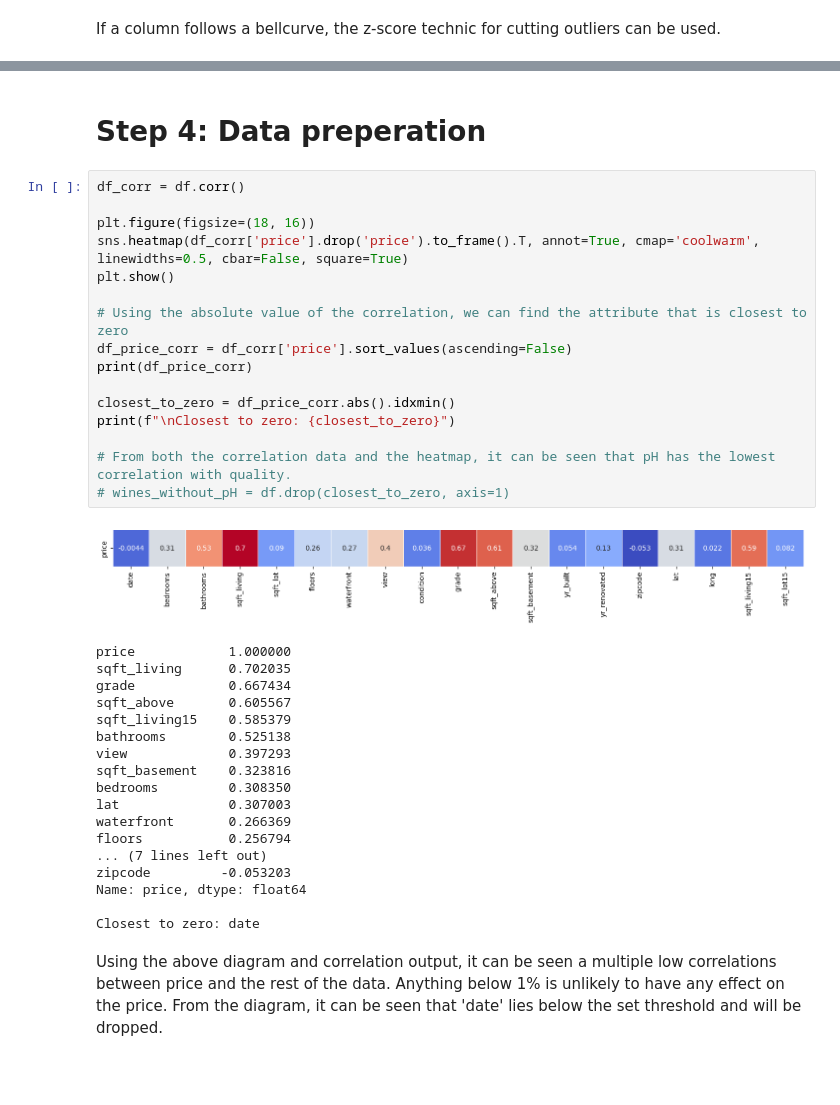
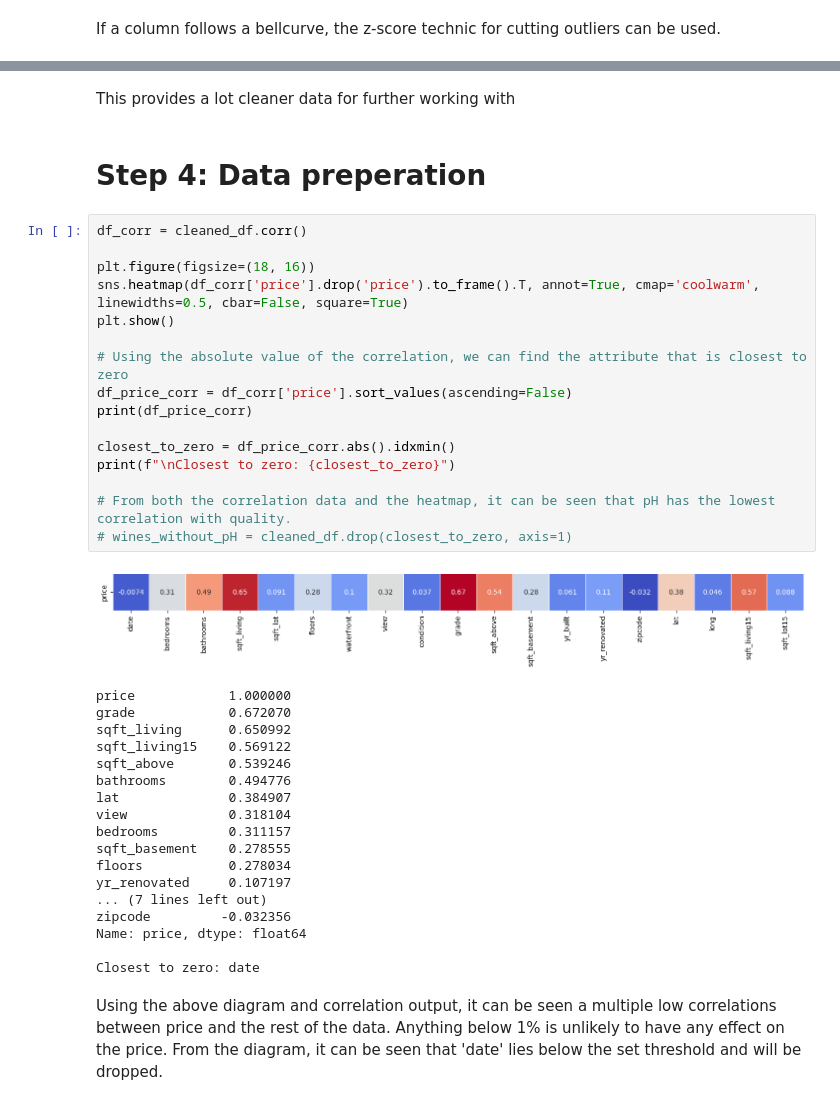
Before and after one commit to Peter537/Dat4-BI-MP3, a Jupyter notebook: house-data.ipynb, the cells around one changed output, grey strips where cells are left out. Cells and saved outputs as stored; diff of their text form; blank space fills up the shorter version.

```diff
--- a/house-data.ipynb
+++ b/house-data.ipynb
@@ -162,37 +161,39 @@ max       47.777600   -121.315000    4042.000000  871200.000000
+# %% [markdown]
+This provides a lot cleaner data for further working with
 # %% [markdown]
 # Step 4: Data preperation
 # %%
-df_corr = df.corr()
+df_corr = cleaned_df.corr()
 
 plt.figure(figsize=(18, 16))
 sns.heatmap(df_corr['price'].drop('price').to_frame().T, annot=True, cmap='coolwarm', linewidths=0.5, cbar=False, square=True)
 plt.show()
 
 # Using the absolute value of the correlation, we can find the attribute that is closest to zero
 df_price_corr = df_corr['price'].sort_values(ascending=False)
 print(df_price_corr)
 
 closest_to_zero = df_price_corr.abs().idxmin()
 print(f"\nClosest to zero: {closest_to_zero}")
 
 # From both the correlation data and the heatmap, it can be seen that pH has the lowest correlation with quality.
-# wines_without_pH = df.drop(closest_to_zero, axis=1)
+# wines_without_pH = cleaned_df.drop(closest_to_zero, axis=1)
 # %% [output]
-[figure, old version]
+[figure, new version]
 price            1.000000
-sqft_living      0.702035
-grade            0.667434
-sqft_above       0.605567
-sqft_living15    0.585379
-bathrooms        0.525138
-view             0.397293
-sqft_basement    0.323816
-bedrooms         0.308350
-lat              0.307003
-waterfront       0.266369
-floors           0.256794
+grade            0.672070
+sqft_living      0.650992
+sqft_living15    0.569122
+sqft_above       0.539246
+bathrooms        0.494776
+lat              0.384907
+view             0.318104
+bedrooms         0.311157
+sqft_basement    0.278555
+floors           0.278034
+yr_renovated     0.107197
 ... (7 lines left out)
-zipcode         -0.053203
+zipcode         -0.032356
 Name: price, dtype: float64
 
 Closest to zero: date
```
Also changed, not shown: parts of 3 cells of this notebook.
